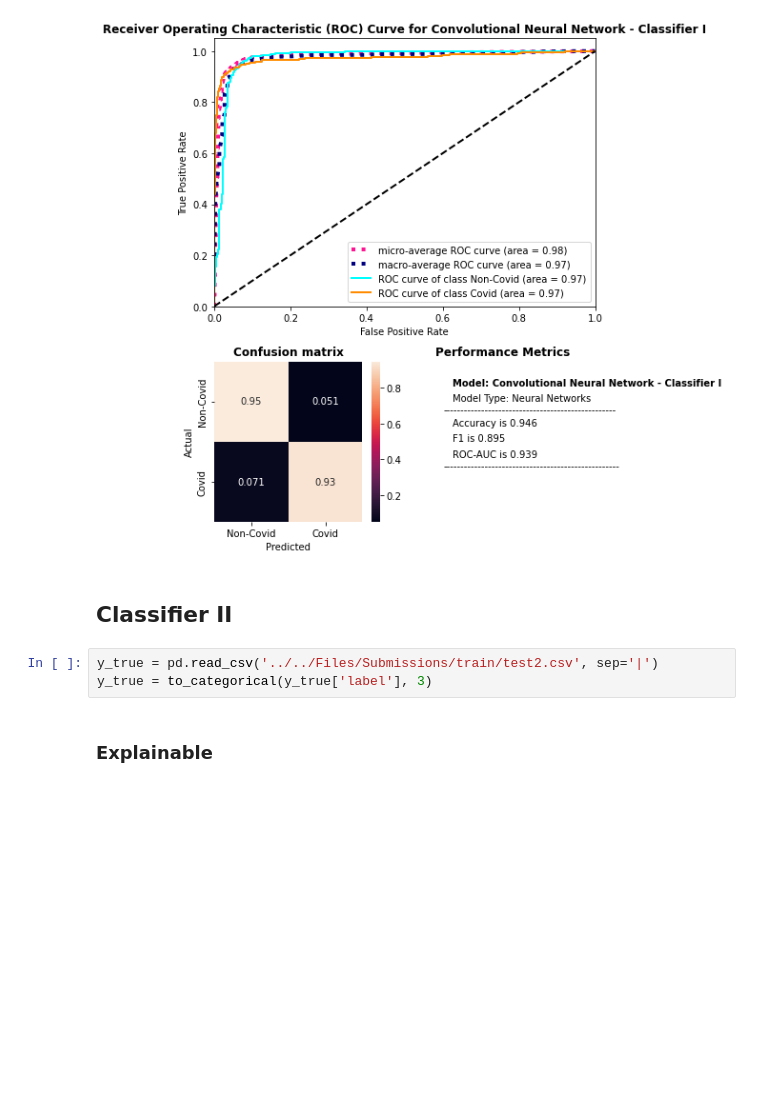
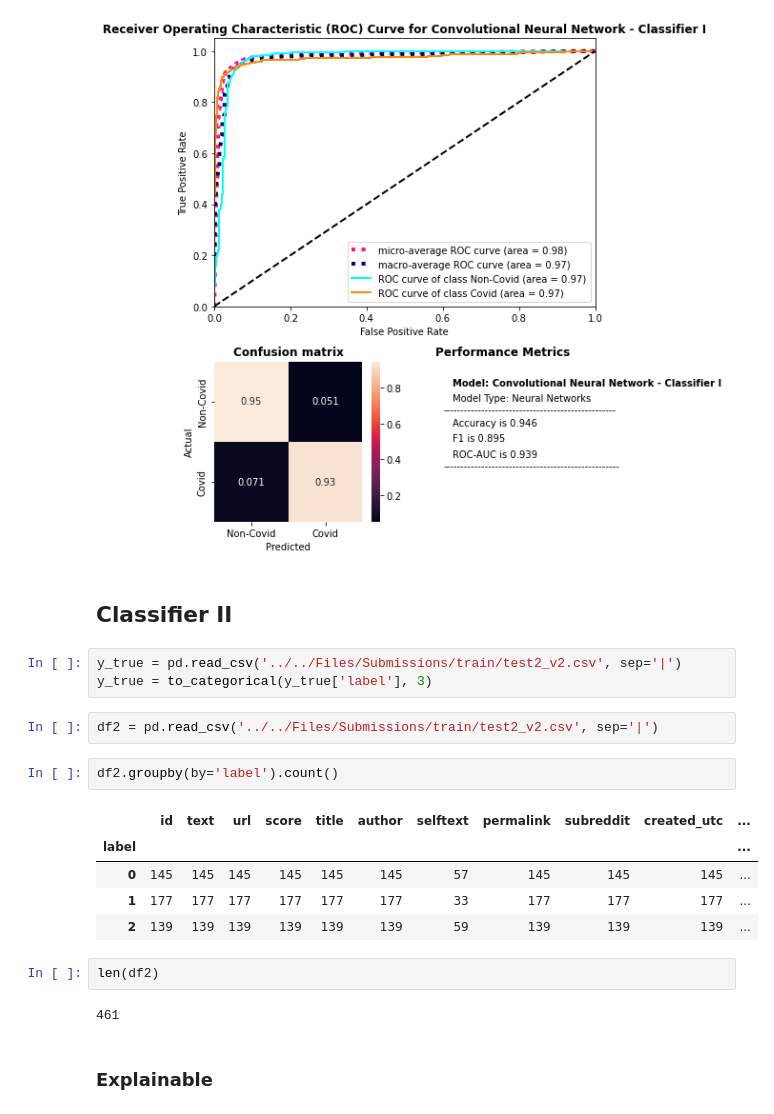
Before and after one commit to jvschlierf/networkthesis, a Jupyter notebook: classifier/evaluate_performance.ipynb, the cells around one changed output. Saved outputs shown, nothing was run; the diff lists cells and outputs as text; blank space fills up the shorter version.

```diff
--- a/classifier/evaluate_performance.ipynb
+++ b/classifier/evaluate_performance.ipynb
@@ -245,8 +245,22 @@ plot_results_b(y_true, y_pred_cnn, "Convolutional Neural Network - Classifier I"
 # %% [markdown]
 ## Classifier II
 # %%
-y_true = pd.read_csv('../../Files/Submissions/train/test2.csv', sep='|')
+y_true = pd.read_csv('../../Files/Submissions/train/test2_v2.csv', sep='|')
 y_true = to_categorical(y_true['label'], 3)
+# %%
+df2 = pd.read_csv('../../Files/Submissions/train/test2_v2.csv', sep='|')
+# %%
+df2.groupby(by='label').count()
+# %% [output]
+|  | id | text | url | score | title | author | selftext | permalink | subreddit | created_utc | ... |
+| label |  |  |  |  |  |  |  |  |  |  | ... |
+| 0 | 145 | 145 | 145 | 145 | 145 | 145 | 57 | 145 | 145 | 145 | ... |
+| 1 | 177 | 177 | 177 | 177 | 177 | 177 | 33 | 177 | 177 | 177 | ... |
+| 2 | 139 | 139 | 139 | 139 | 139 | 139 | 59 | 139 | 139 | 139 | ... |
+# %%
+len(df2)
+# %% [output]
+461
 # %% [markdown]
 ### Explainable
 # %% [markdown]
```
Also changed, not shown: parts of 11 cells of this notebook, 3 other files.
